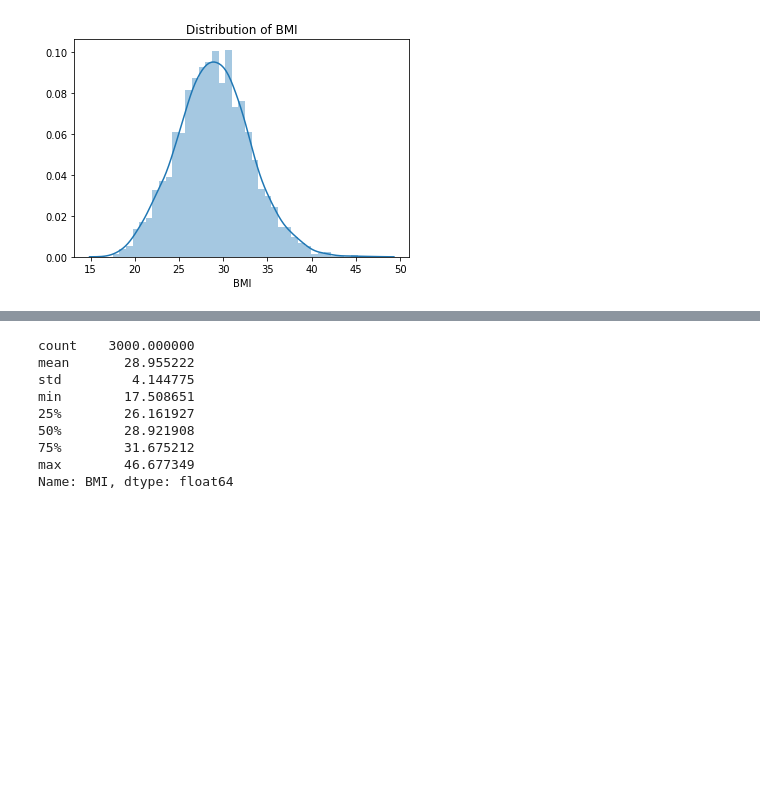
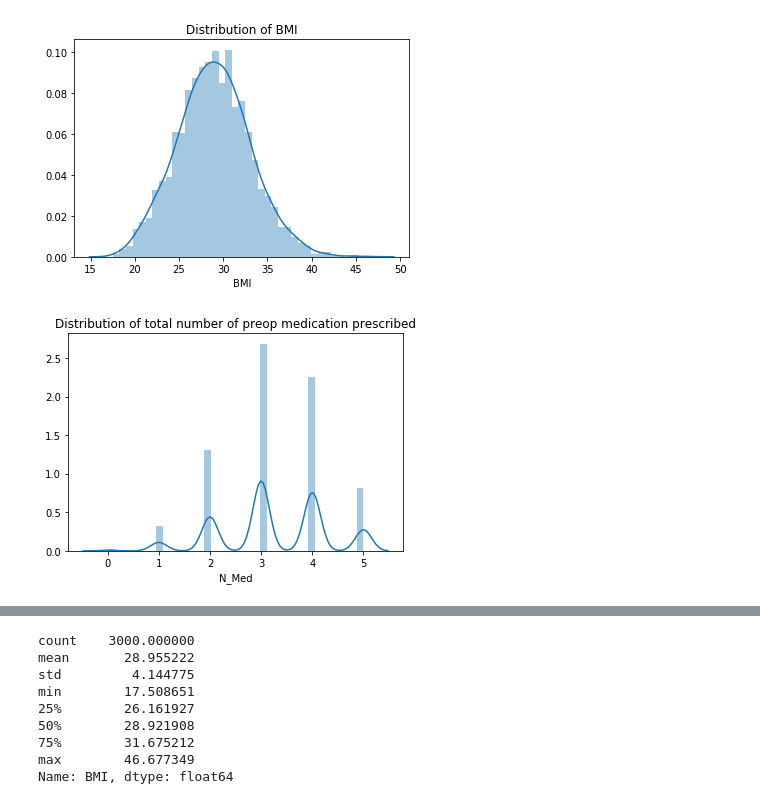
Before and after one commit to soonnanwee/H_Assignment, a Jupyter notebook: Holmusk - With FeatureImportance.ipynb, the cells around one changed output, grey strips where cells are left out. Saved outputs shown, nothing was run; the diff lists cells and outputs as text; code cells hidden in the pictures; blank space fills up the shorter version.

```diff
--- a/Holmusk - With FeatureImportance.ipynb
+++ b/Holmusk - With FeatureImportance.ipynb
@@ -169,3 +173,9 @@ plt.title("Distribution of BMI")
 plt.show()
 # %% [output]
 [figure]
+# %%
+distPlot_N_med = sns.distplot(merged['N_Med'])
+plt.title("Distribution of total number of preop medication prescribed")
+plt.show()
+# %% [output]
+[figure, added]
```
Also changed, not shown: parts of 36 cells of this notebook.
